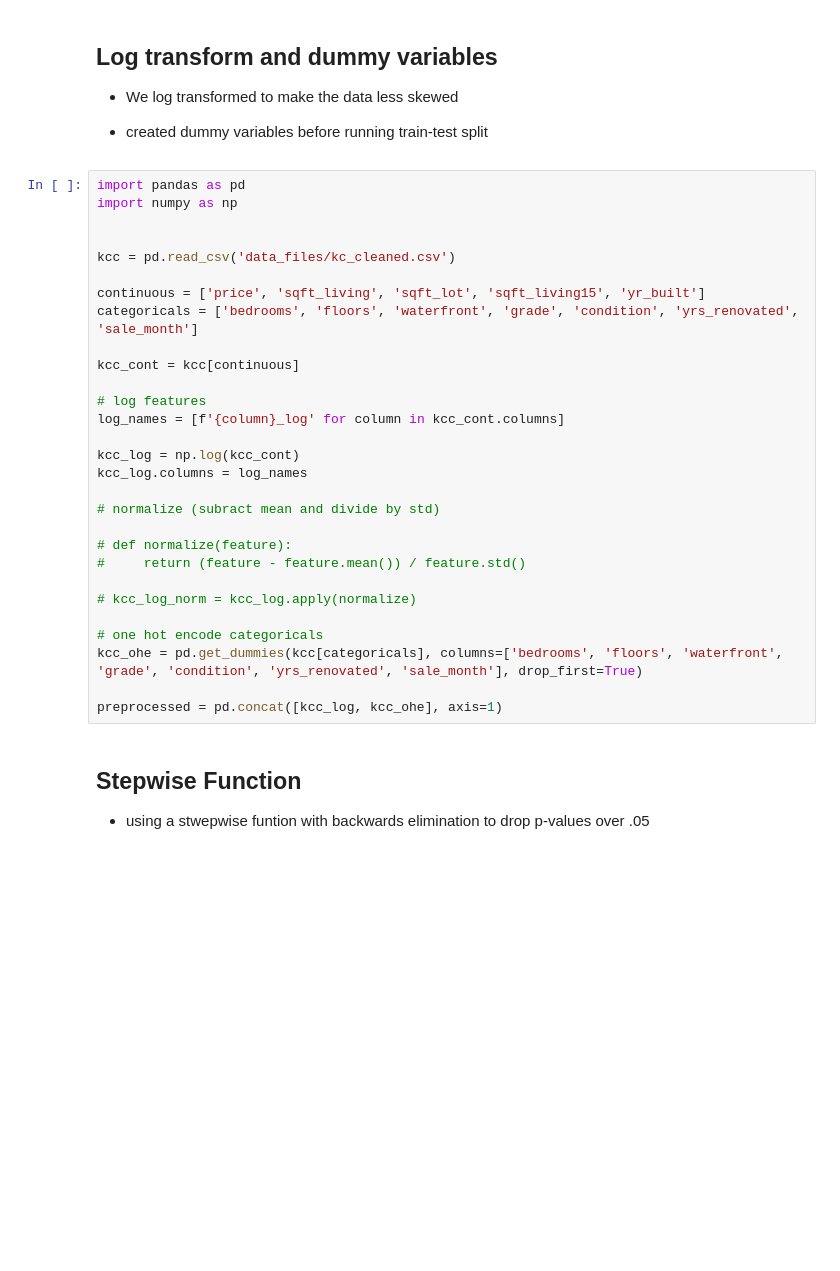
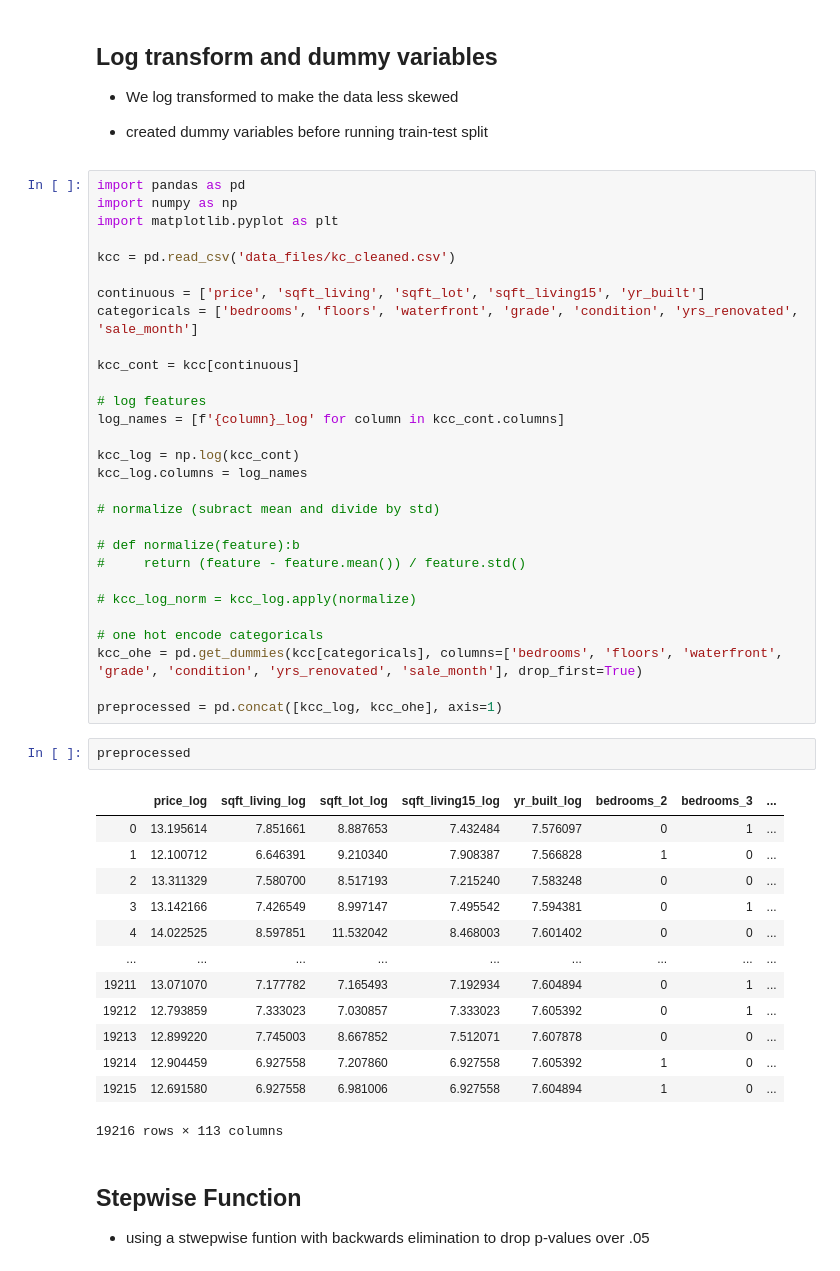
Before and after one commit to Eduardoosorio23/Mod_2_Project, a Jupyter notebook: Final_Model-no zipcodes.ipynb, the cells around one changed output. Cells and saved outputs as stored; diff of their text form; blank space fills up the shorter version.

```diff
--- a/Final_Model-no zipcodes.ipynb
+++ b/Final_Model-no zipcodes.ipynb
@@ -18,7 +18,7 @@ Blog post URL:
 # %%
 import pandas as pd
 import numpy as np
-
+import matplotlib.pyplot as plt
 
 kcc = pd.read_csv('data_files/kc_cleaned.csv')
 
@@ -35,7 +35,7 @@ kcc_log.columns = log_names
 
 # normalize (subract mean and divide by std)
 
-# def normalize(feature):
+# def normalize(feature):b
 #     return (feature - feature.mean()) / feature.std()
 
 # kcc_log_norm = kcc_log.apply(normalize)
@@ -44,6 +44,22 @@ kcc_log.columns = log_names
 kcc_ohe = pd.get_dummies(kcc[categoricals], columns=['bedrooms', 'floors', 'waterfront', 'grade', 'condition', 'yrs_renovated', 'sale_month'], drop_first=True)
 
 preprocessed = pd.concat([kcc_log, kcc_ohe], axis=1)
+# %%
+preprocessed
+# %% [output]
+|  | price_log | sqft_living_log | sqft_lot_log | sqft_living15_log | yr_built_log | bedrooms_2 | bedrooms_3 | ... |
+| 0 | 13.195614 | 7.851661 | 8.887653 | 7.432484 | 7.576097 | 0 | 1 | ... |
+| 1 | 12.100712 | 6.646391 | 9.210340 | 7.908387 | 7.566828 | 1 | 0 | ... |
+| 2 | 13.311329 | 7.580700 | 8.517193 | 7.215240 | 7.583248 | 0 | 0 | ... |
+| 3 | 13.142166 | 7.426549 | 8.997147 | 7.495542 | 7.594381 | 0 | 1 | ... |
+| 4 | 14.022525 | 8.597851 | 11.532042 | 8.468003 | 7.601402 | 0 | 0 | ... |
+| ... | ... | ... | ... | ... | ... | ... | ... | ... |
+| 19211 | 13.071070 | 7.177782 | 7.165493 | 7.192934 | 7.604894 | 0 | 1 | ... |
+| 19212 | 12.793859 | 7.333023 | 7.030857 | 7.333023 | 7.605392 | 0 | 1 | ... |
+| 19213 | 12.899220 | 7.745003 | 8.667852 | 7.512071 | 7.607878 | 0 | 0 | ... |
+| 19214 | 12.904459 | 6.927558 | 7.207860 | 6.927558 | 7.605392 | 1 | 0 | ... |
+| 19215 | 12.691580 | 6.927558 | 6.981006 | 6.927558 | 7.604894 | 1 | 0 | ... |
+19216 rows × 113 columns
 # %% [markdown]
 ## Stepwise Function
 - using a stwepwise funtion with backwards elimination to drop p-values over .05
```
Also changed, not shown: parts of 20 cells of this notebook, 7 other files.
